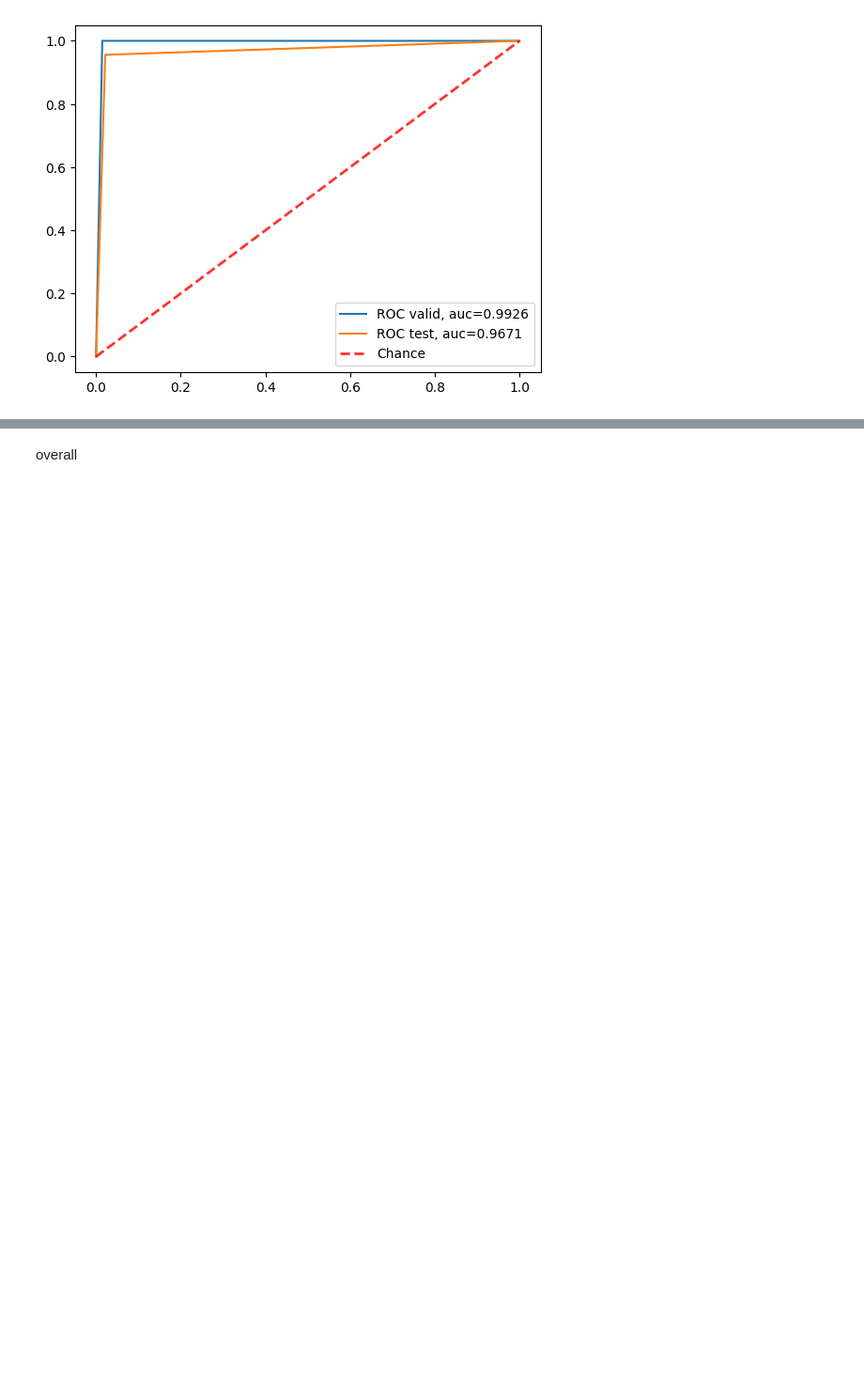
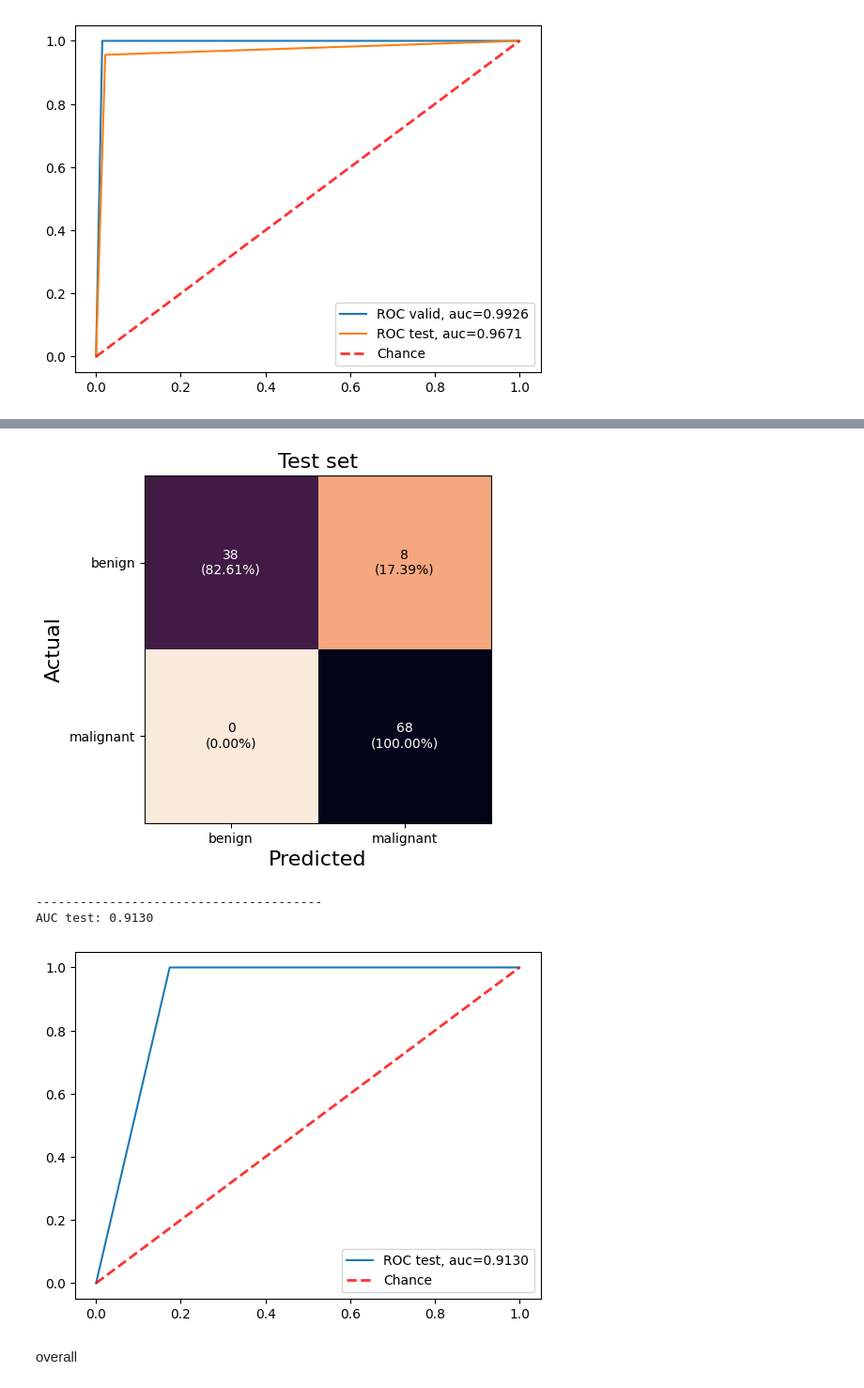
Before and after one commit to 6410615139/Project_Cancer, a Jupyter notebook: logisticregression/lr1.ipynb, the cells around one changed output, grey strips where cells are left out. Shown at 94% size. Saved outputs shown, nothing was run; the diff lists cells and outputs as text; code cells hidden in the pictures; blank space fills up the shorter version.

```diff
--- a/logisticregression/lr1.ipynb
+++ b/logisticregression/lr1.ipynb
@@ -2471,0 +2586,66 @@ AUC test: 0.9671
+# %%
+# ################# test set ##################
+label = ['benign','malignant']
+print("################# test set ##################")
+y_pred_test = model.predict(x_test)
+# Print the predictions
+# print(y_pred)
+
+# Confusion matrix
+cm_test = confusion_matrix(y_test, y_pred_test)
+print('Confusion Matrix')
+print('-'*16)
+print(cm_test,'\n')
+print('-'*16)
+
+# Calculate score
+print(split)
+sen_test = sensitivity(cm_test)
+spec_test = specificity(cm_test)
+acc_test = accuracy(cm_test)
+pre_test = precision(cm_test)
+f1_score_test = f1(cm_test)
+
+# plot confusion matrix
+# plot confusion matrix
+class_names = ['benign','malignant']
+# Normalize confusion matrix to percentage
+cm_norm_test = cm_test.astype('float') / cm_test.sum(axis=1)[:, np.newaxis]
+# Create plot
+fig, ax = plt.subplots()
+im = ax.imshow(cm_norm_test, interpolation='nearest', cmap="rocket_r")
+ax.grid(False)
+# Add labels
+ax.set(xticks=np.arange(cm_norm_test.shape[1]),
+       yticks=np.arange(cm_norm_test.shape[0]),
+       xticklabels=class_names, yticklabels=class_names)
+ax.set_title("Test set", fontsize=16)
+ax.set_ylabel('Actual', fontsize=16)
+ax.set_xlabel('Predicted', fontsize=16)
+# Add percentage and count values inside plot
+thresh = cm_norm_test.max() / 2.
+for i in range(cm_norm_test.shape[0]):
+    for j in range(cm_norm_test.shape[1]):
+        ax.text(j, i, '''{}\n({:.2f}%)'''.format(cm_test[i,j], cm_norm_test[i, j]*100),
+                ha="center", va="center",
+                color="white" if cm_norm_test[i, j] > thresh else "black")
+
+plt.show()
+
+################## plot ROC curve ########################
+# fpr1, tpr1, thr1 = metrics.roc_curve(y_val,  y_pred_val)
+# auc1 = metrics.roc_auc_score(y_val,  y_pred_val)
+fpr2, tpr2, thr2 = roc_curve(y_test,  y_pred_test)
+auc2 = roc_auc_score(y_test,  y_pred_test)
+gmeans2 = np.sqrt(tpr2 * (1-fpr2))
+ix2 = np.argmax(gmeans2)
+print("---------------------------------------")
+# print("AUC validate: %.4f" % auc1)
+print("AUC test: %.4f" % auc2)
+# plt.plot(fpr1,tpr1,label="ROC valid, auc="+str("%.4f" % auc1))
+plt.plot(fpr2,tpr2,label="ROC test, auc="+str("%.4f" % auc2))
+plt.plot([0, 1], [0, 1], linestyle="--", lw=2, color="r", label="Chance", alpha=0.8)
+
+plt.legend(loc=4)
+plt.show()
+# %% [output]
@@ -2472,2 +2667,6 @@ AUC test: 0.9671
+[figure, added]
+---------------------------------------
+AUC test: 0.9130
+[figure, added]
 # %% [markdown]
 overall
```
Also changed, not shown: parts of 9 cells of this notebook, 10 other files.
